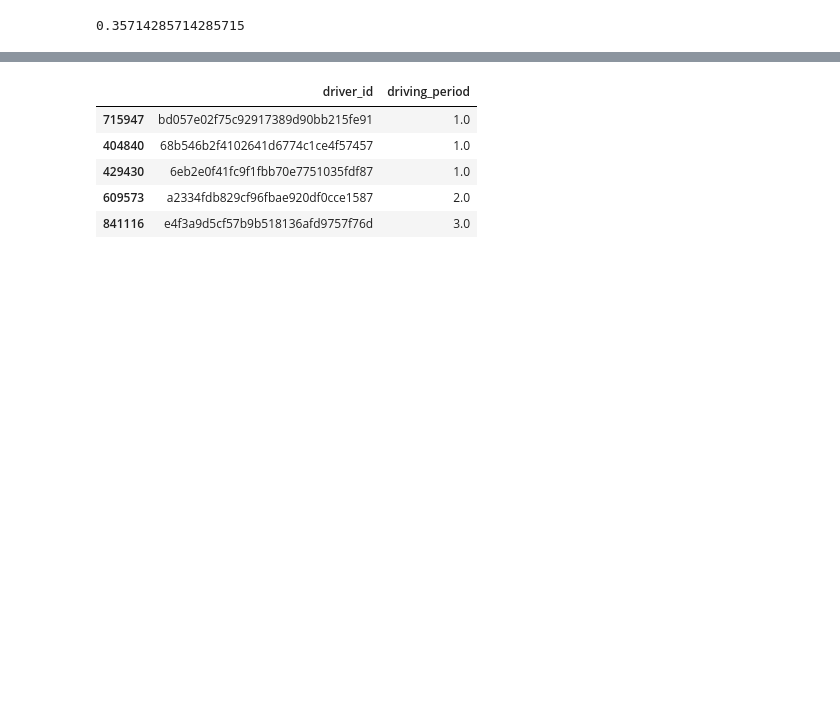
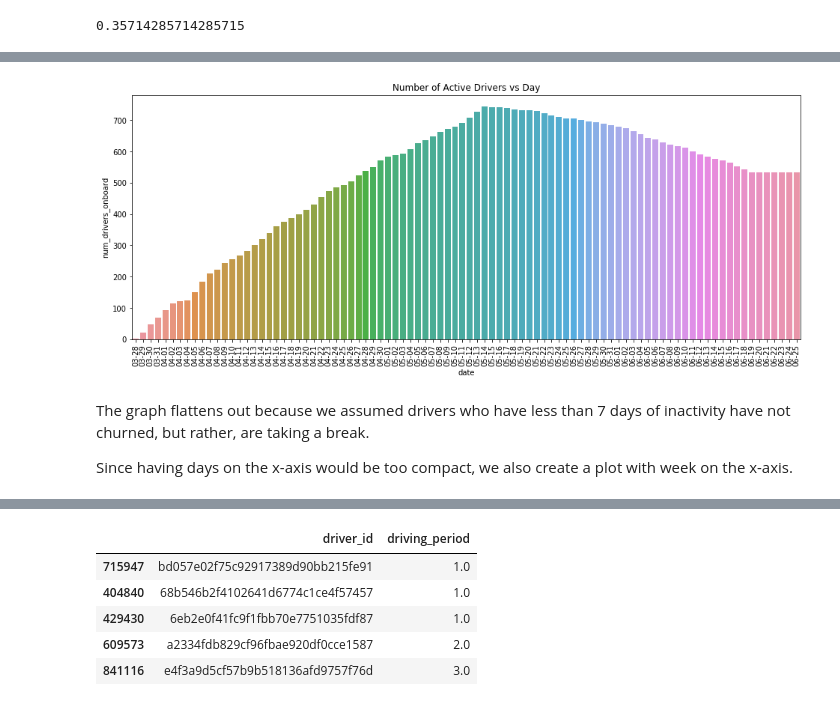
Before and after one commit to wjensheng/lyft, a Jupyter notebook: lyft_nb.ipynb, the cells around one changed output, grey strips where cells are left out. Cells and saved outputs as stored; diff of their text form; code cells hidden in the pictures; blank space fills up the shorter version.

Commit message:
added barplot

```diff
--- a/lyft_nb.ipynb
+++ b/lyft_nb.ipynb
@@ -506,0 +502,11 @@ churn_rate
+# %%
+first_day = ids_timestamps.groupby('driver_id')['timestamp'].min().reset_index()
+first_day.rename(columns={'timestamp': 'first_day'}, inplace=True)
+
+last_day = ids_timestamps.groupby('driver_id')['timestamp'].max().reset_index()
+last_day.rename(columns={'timestamp': 'last_day'}, inplace=True)
+
+first_last_day = pd.merge(first_day, last_day, on='driver_id')
+
+first_last_day.loc[((df['timestamp'].max() - first_last_day['last_day']).dt.days <= 7),
+                   'last_day'] = df['timestamp'].max()
@@ -506,0 +522,20 @@ churn_rate
+# %%
+from datetime import timedelta, date
+
+def daterange(start_date, end_date):
+    for n in range(int((end_date - start_date).days)):
+        yield start_date + timedelta(n)
+
+date_count = {}
+for day in daterange(first_last_day['first_day'].min(), first_last_day['last_day'].max()):
+    between = first_last_day[(first_last_day['first_day'] <= day) & (first_last_day['last_day'] >= day)]
+    date_count[day] = len(between)
+# %%
+retention = pd.DataFrame(date_count.items())
+
+retention.rename(columns={0: 'date',
+                          1: 'num_drivers_onboard'}, inplace=True)
+
+retention['date'] = retention['date'].apply(lambda o: o.strftime('%m-%d'))
+
+retention.head()
@@ -506,0 +549,13 @@ churn_rate
+# %%
+plt.figure(figsize=(16,6))
+plt.title('Number of Active Drivers vs Day')
+sns.barplot(x=retention['date'],
+            y=retention['num_drivers_onboard'])
+plt.xticks(rotation=90)
+plt.show()
+# %% [output]
+[figure, added]
+# %% [markdown]
+The graph flattens out because we assumed drivers who have less than 7 days of inactivity have not churned, but rather, are taking a break.
+
+Since having days on the x-axis would be too compact, we also create a plot with week on the x-axis.
```
Also changed, not shown: parts of 10 cells of this notebook.
